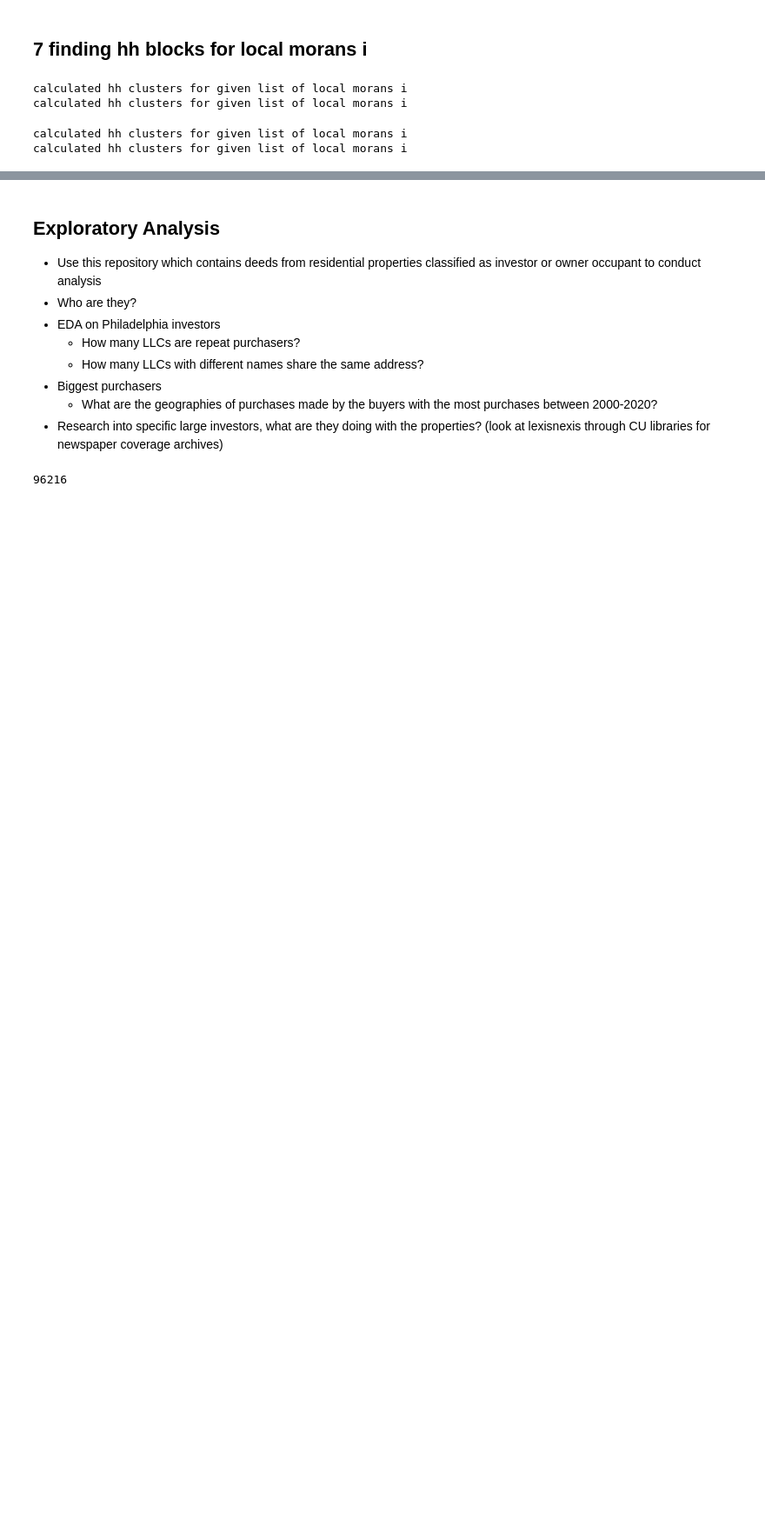
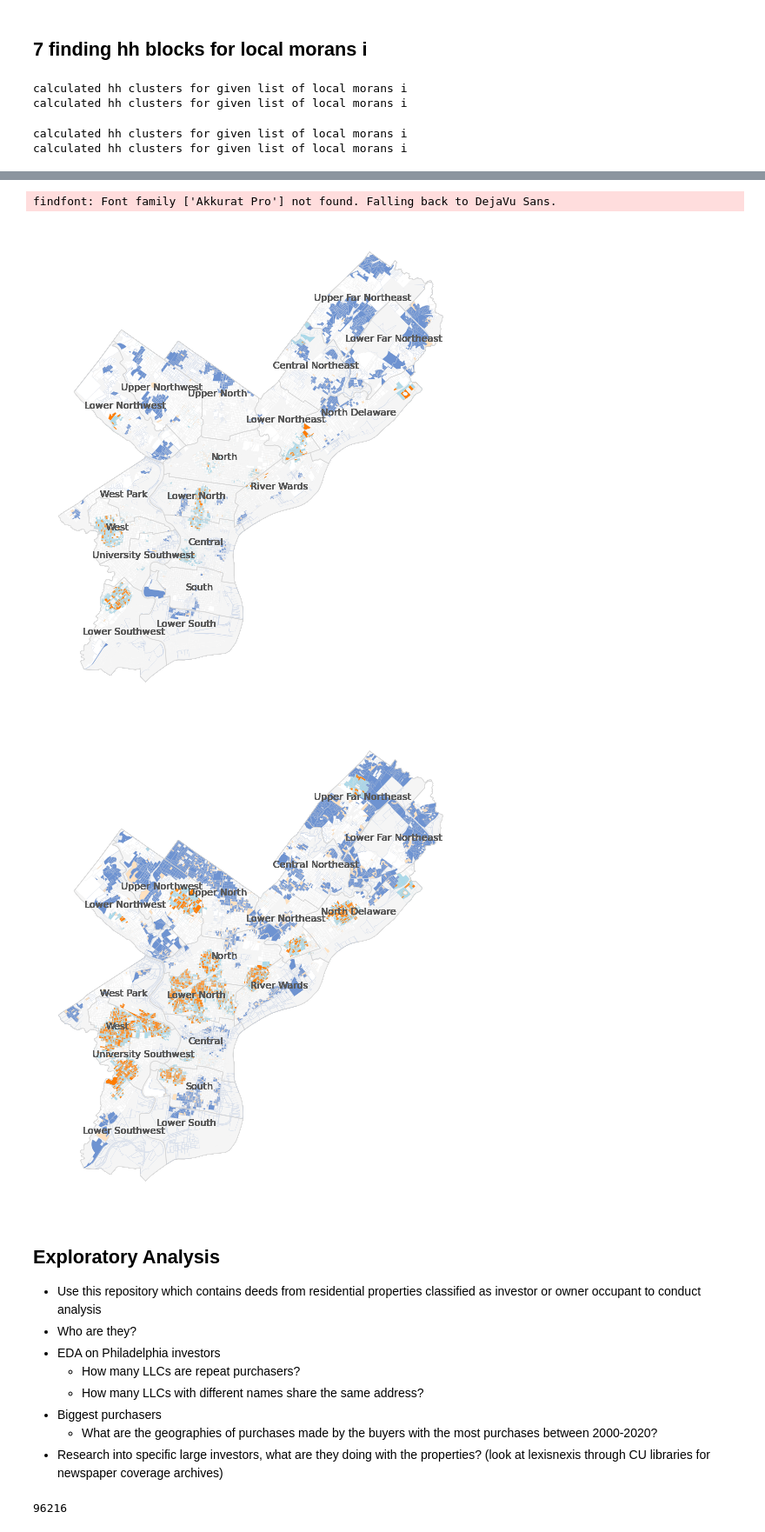
Before and after one commit to CenterForSpatialResearch/investors-flip-investigations, a Jupyter notebook: investor_classification_rentals_flips.ipynb, the cells around one changed output, grey strips where cells are left out. Shown at 87% size. Cells and saved outputs as stored; diff of their text form; code cells hidden in the pictures; blank space fills up the shorter version.

Commit message:
institutional investor rental images

```diff
--- a/investor_classification_rentals_flips.ipynb
+++ b/investor_classification_rentals_flips.ipynb
@@ -1624,0 +1723,6 @@ morans_hh_f_1018.to_file('data/morans_hh_f_blocks_1018.geojson', driver='GeoJSON
+# %%
+# color format = HH,HL,LH,LL,ns
+colors_owner =['#AA29BE','#F4AFFE','#F9F6C5','#C0D160','white']
+
+# colors_owner_orig =['#AA29BE','#F4AFFE','#F7FFE1','#A2BE4F','white']
+colors_investor = ['#FF7C00','#FFE1BF','#abd9e9','#6E93D1','white']
@@ -1624,0 +1734,3 @@ morans_hh_f_1018.to_file('data/morans_hh_f_blocks_1018.geojson', driver='GeoJSON
+# %%
+planning_districts = gpd.read_file('data/02_flip-investigations_data/philadelphia/Planning_Districts.geojson')
+planning_districts = planning_districts.to_crs('epsg:2272')
@@ -1624,0 +1779,3 @@ morans_hh_f_1018.to_file('data/morans_hh_f_blocks_1018.geojson', driver='GeoJSON
+# %%
+res_blocks = gpd.sjoin(res_c,b10,op='within',how='right')
+non_res = res_blocks[res_blocks['C_DIG1DESC'].isnull()]
@@ -1624,0 +1784,40 @@ morans_hh_f_1018.to_file('data/morans_hh_f_blocks_1018.geojson', driver='GeoJSON
+# %%
+#Institutional Investor Rentals
+moran_list = [moran2000_loc_inst_inv_rent,moran2001_loc_inst_inv_rent,moran2002_loc_inst_inv_rent,
+             moran2003_loc_inst_inv_rent,moran2004_loc_inst_inv_rent,moran2005_loc_inst_inv_rent,
+             moran2006_loc_inst_inv_rent,moran2007_loc_inst_inv_rent,moran2008_loc_inst_inv_rent, moran2009_loc_inst_inv_rent]
+files_list = ['inst_inv_rent2000.png','inst_inv_rent2001.png','inst_inv_rent2002.png','inst_inv_rent2003.png',
+             'inst_inv_rent2004.png','inst_inv_rent2005.png','inst_inv_rent2006.png','inst_inv_rent2007.png',
+             'inst_inv_rent2008.png','inst_inv_rent2009.png']
+years = ['2000', '2001', '2002', '2003', '2004', '2005', '2006', '2007', '2008', '2009']
+
+fig, ax = plt.subplots(figsize=(10,10))
+for i, val in enumerate(moran_list):
+    lisa_cluster_cust(colors_investor, val, grouped_deeds00_10_i, p=0.05, ax=ax, legend=False)
+    non_res.plot(ax=ax, edgecolor='none', color='#f5f5f5')
+    planning_districts.plot(ax=ax, facecolor='none', edgecolor='#D2D2D2', linewidth=0.5)
+    districts.apply(lambda x: ax.annotate(s=x.DIST_NAME, xy=x.geometry.centroid.coords[0], ha='center',
+                                      fontname='Akkurat Pro', fontsize = 11, color = '#5A5A5A'), axis=1);
+    plt.savefig('images/Inst_Inv_Rent/'+files_list[i], dpi=300)
+
+#Institutional Investor Rentals 2010-2018
+moran_list = [moran2010_loc_inst_inv_rent,moran2011_loc_inst_inv_rent,moran2012_loc_inst_inv_rent,
+             moran2013_loc_inst_inv_rent,moran2014_loc_inst_inv_rent,moran2015_loc_inst_inv_rent,
+             moran2016_loc_inst_inv_rent,moran2017_loc_inst_inv_rent,moran2018_loc_inst_inv_rent]
+files_list = ['inst_inv_rent2010.png','inst_inv_rent2011.png','inst_inv_rent2012.png','inst_inv_rent2013.png',
+             'inst_inv_rent2014.png','inst_inv_rent2015.png','inst_inv_rent2016.png','inst_inv_rent2017.png',
+             'inst_inv_rent2018.png']
+years = ['2010', '2011', '2012', '2013', '2014', '2015', '2016', '2017', '2018']
+
+fig, ax = plt.subplots(figsize=(10,10))
+for i, val in enumerate(moran_list):
+    lisa_cluster_cust(colors_investor, val, grouped_deeds10_18_i, p=0.05, ax=ax, legend=False)
+    non_res.plot(ax=ax, edgecolor='none', color='#f5f5f5')
+    planning_districts.plot(ax=ax, facecolor='none', edgecolor='#D2D2D2', linewidth=0.5)
+    districts.apply(lambda x: ax.annotate(s=x.DIST_NAME, xy=x.geometry.centroid.coords[0], ha='center',
+                                      fontname='Akkurat Pro', fontsize = 11, color = '#5A5A5A'), axis=1);
+    plt.savefig('images/Inst_Inv_Rent/'+files_list[i], dpi=300)
+# %% [output]
+findfont: Font family ['Akkurat Pro'] not found. Falling back to DejaVu Sans.
+[figure, added]
+[figure, added]
```
Also changed, not shown: parts of 21 cells of this notebook, 20 other files.
